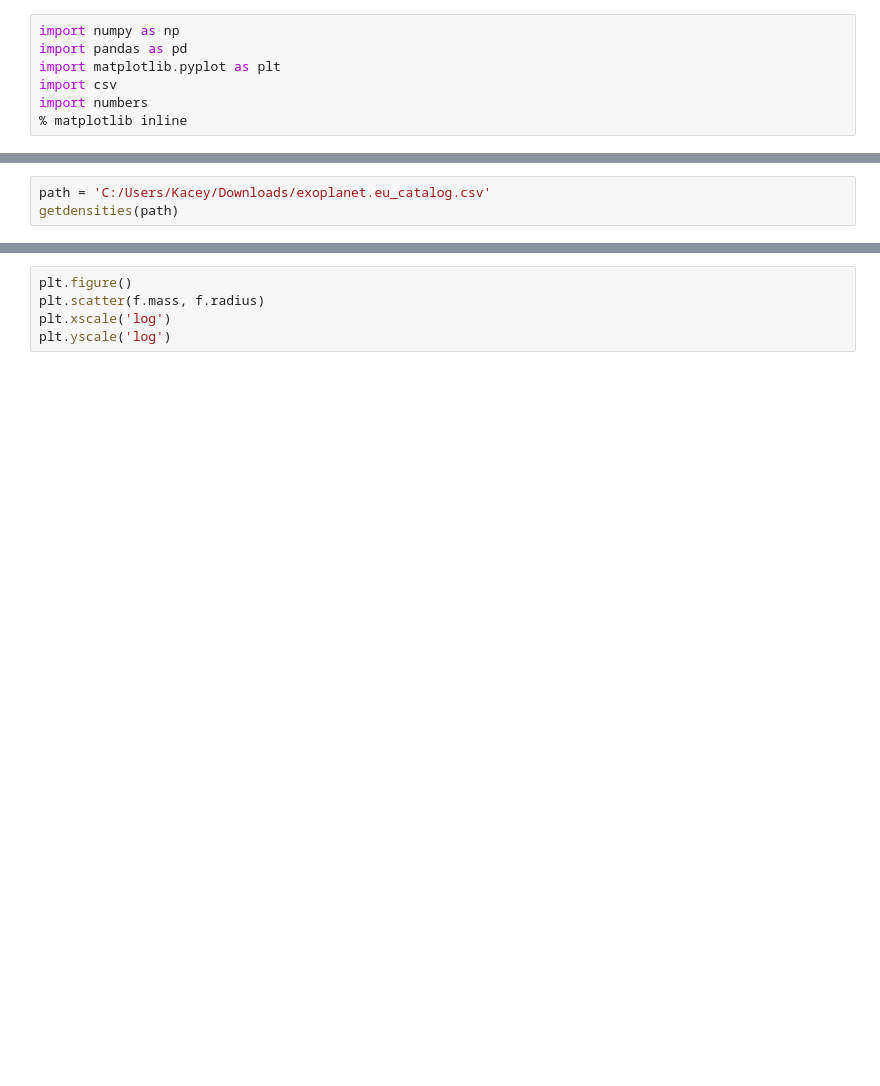
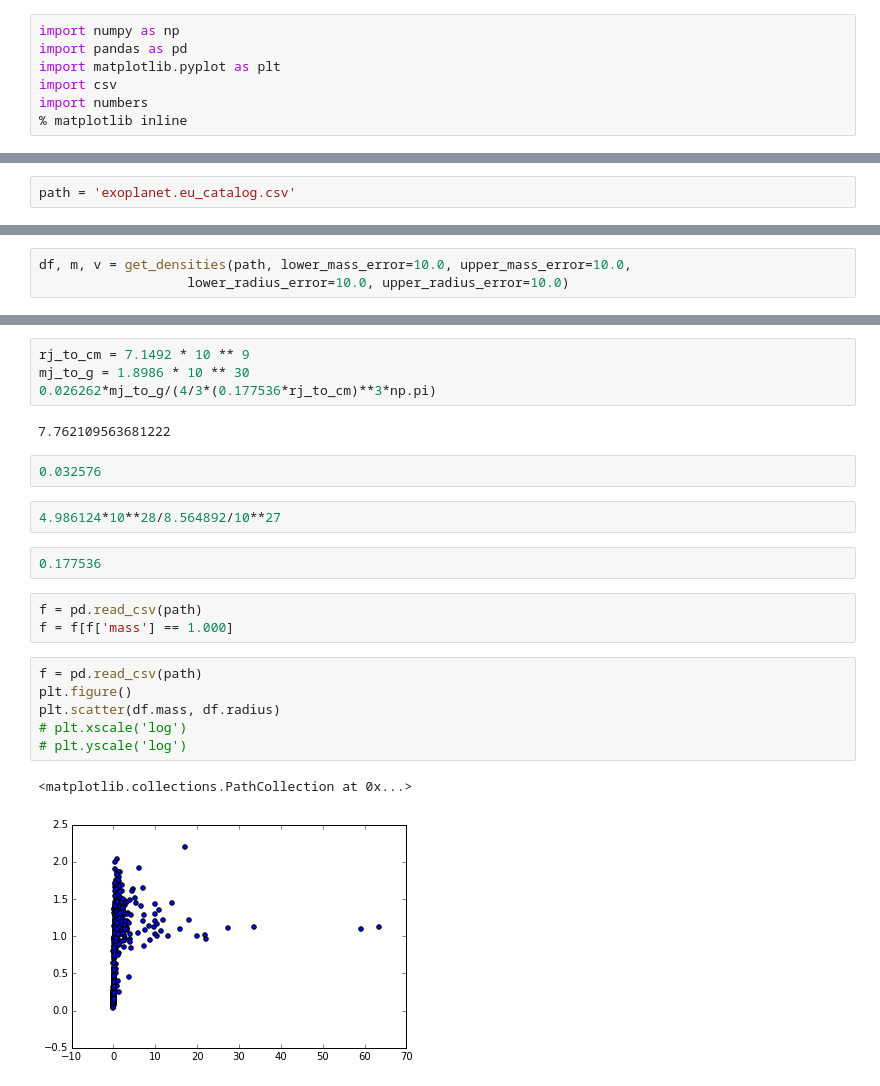
Before and after one commit to kaceyaurum/Sundial, a Jupyter notebook: Density Calculations.ipynb, the cells around one changed output, grey strips where cells are left out. Cells and saved outputs as stored; diff of their text form; blank space fills up the shorter version.

```diff
--- a/Density Calculations.ipynb
+++ b/Density Calculations.ipynb
@@ -40,3 +8,2 @@ IndentationError: unexpected indent (<ipython-input-169-55bb25f2e83a>, line 27)
 # %%
-path = 'C:/Users/Kacey/Downloads/exoplanet.eu_catalog.csv'
-getdensities(path)
+path = 'exoplanet.eu_catalog.csv'
@@ -61,0 +131,3 @@ getdensities(path)
+# %%
+df, m, v = get_densities(path, lower_mass_error=10.0, upper_mass_error=10.0,
+                   lower_radius_error=10.0, upper_radius_error=10.0)
@@ -62,5 +136,24 @@ getdensities(path)
+# %%
+rj_to_cm = 7.1492 * 10 ** 9
+mj_to_g = 1.8986 * 10 ** 30
+0.026262*mj_to_g/(4/3*(0.177536*rj_to_cm)**3*np.pi)
+# %% [output]
+7.762109563681222
+# %%
+0.032576
+# %%
+4.986124*10**28/8.564892/10**27
+# %%
+0.177536
+# %%
+f = pd.read_csv(path)
+f = f[f['mass'] == 1.000]
 # %%
+f = pd.read_csv(path)
 plt.figure()
-plt.scatter(f.mass, f.radius)
-plt.xscale('log')
-plt.yscale('log')
+plt.scatter(df.mass, df.radius)
+# plt.xscale('log')
+# plt.yscale('log')
+# %% [output]
+<matplotlib.collections.PathCollection at 0x...>
+[figure, added]
```
Also changed, not shown: parts of 7 cells of this notebook.
